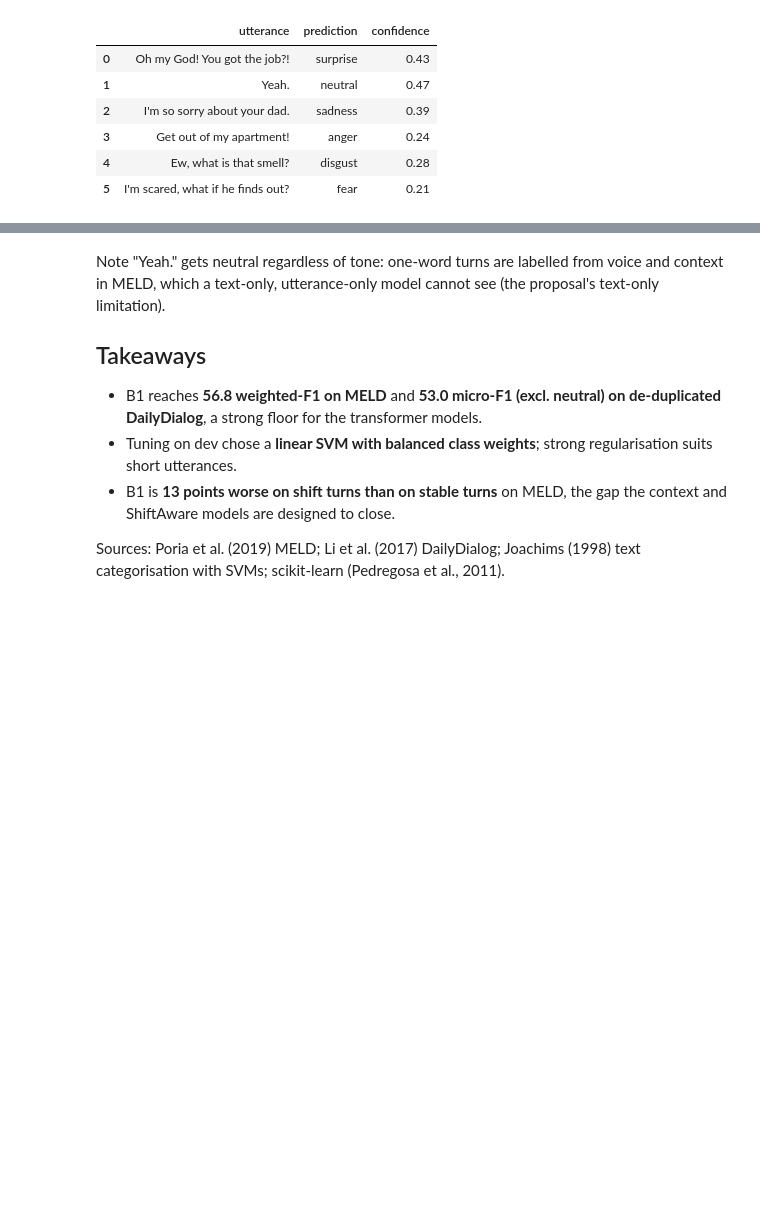
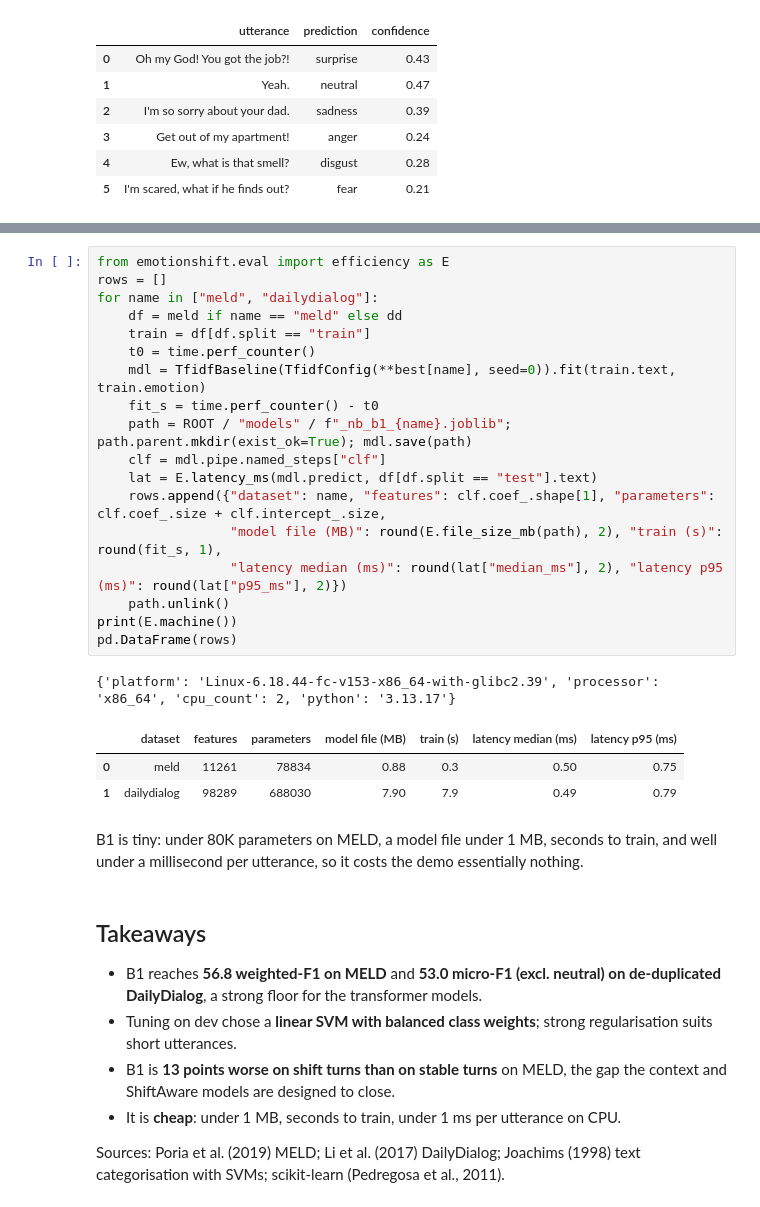
Before and after one commit to LWFriedrick/emotionshift, a Jupyter notebook: notebooks/b1_tfidf_svm.ipynb, the cells around one changed output, grey strips where cells are left out. Cells and saved outputs as stored; diff of their text form; blank space fills up the shorter version.

```diff
--- a/notebooks/b1_tfidf_svm.ipynb
+++ b/notebooks/b1_tfidf_svm.ipynb
@@ -306,7 +314,30 @@ pd.DataFrame({"utterance": lines, "prediction": m.predict(lines),
+# %%
+from emotionshift.eval import efficiency as E
+rows = []
+for name in ["meld", "dailydialog"]:
+    df = meld if name == "meld" else dd
+    train = df[df.split == "train"]
+    t0 = time.perf_counter()
+    mdl = TfidfBaseline(TfidfConfig(**best[name], seed=0)).fit(train.text, train.emotion)
+    fit_s = time.perf_counter() - t0
+    path = ROOT / "models" / f"_nb_b1_{name}.joblib"; path.parent.mkdir(exist_ok=True); mdl.save(path)
+    clf = mdl.pipe.named_steps["clf"]
+    lat = E.latency_ms(mdl.predict, df[df.split == "test"].text)
+    rows.append({"dataset": name, "features": clf.coef_.shape[1], "parameters": clf.coef_.size + clf.intercept_.size,
+                 "model file (MB)": round(E.file_size_mb(path), 2), "train (s)": round(fit_s, 1),
+                 "latency median (ms)": round(lat["median_ms"], 2), "latency p95 (ms)": round(lat["p95_ms"], 2)})
+    path.unlink()
+print(E.machine())
+pd.DataFrame(rows)
+# %% [output]
+{'platform': 'Linux-6.18.44-fc-v153-x86_64-with-glibc2.39', 'processor': 'x86_64', 'cpu_count': 2, 'python': '3.13.17'}
+|  | dataset | features | parameters | model file (MB) | train (s) | latency median (ms) | latency p95 (ms) |
+| 0 | meld | 11261 | 78834 | 0.88 | 0.3 | 0.50 | 0.75 |
+| 1 | dailydialog | 98289 | 688030 | 7.90 | 7.9 | 0.49 | 0.79 |
+# %% [markdown]
+B1 is tiny: under 80K parameters on MELD, a model file under 1 MB, seconds to train, and
+well under a millisecond per utterance, so it costs the demo essentially nothing.
 # %% [markdown]
-Note "Yeah." gets neutral regardless of tone: one-word turns are labelled from voice and context
-in MELD, which a text-only, utterance-only model cannot see (the proposal's text-only limitation).
-
 ## Takeaways
 
 * B1 reaches **56.8 weighted-F1 on MELD** and **53.0 micro-F1 (excl. neutral) on de-duplicated
@@ -315,6 +346,7 @@ in MELD, which a text-only, utterance-only model cannot see (the proposal's text
   short utterances.
 * B1 is **13 points worse on shift turns than on stable turns** on MELD, the gap the
   context and ShiftAware models are designed to close.
+* It is **cheap**: under 1 MB, seconds to train, under 1 ms per utterance on CPU.
 
 Sources: Poria et al. (2019) MELD; Li et al. (2017) DailyDialog; Joachims (1998) text
 categorisation with SVMs; scikit-learn (Pedregosa et al., 2011).
```
Also changed, not shown: parts of 4 cells of this notebook, 4 other files.
